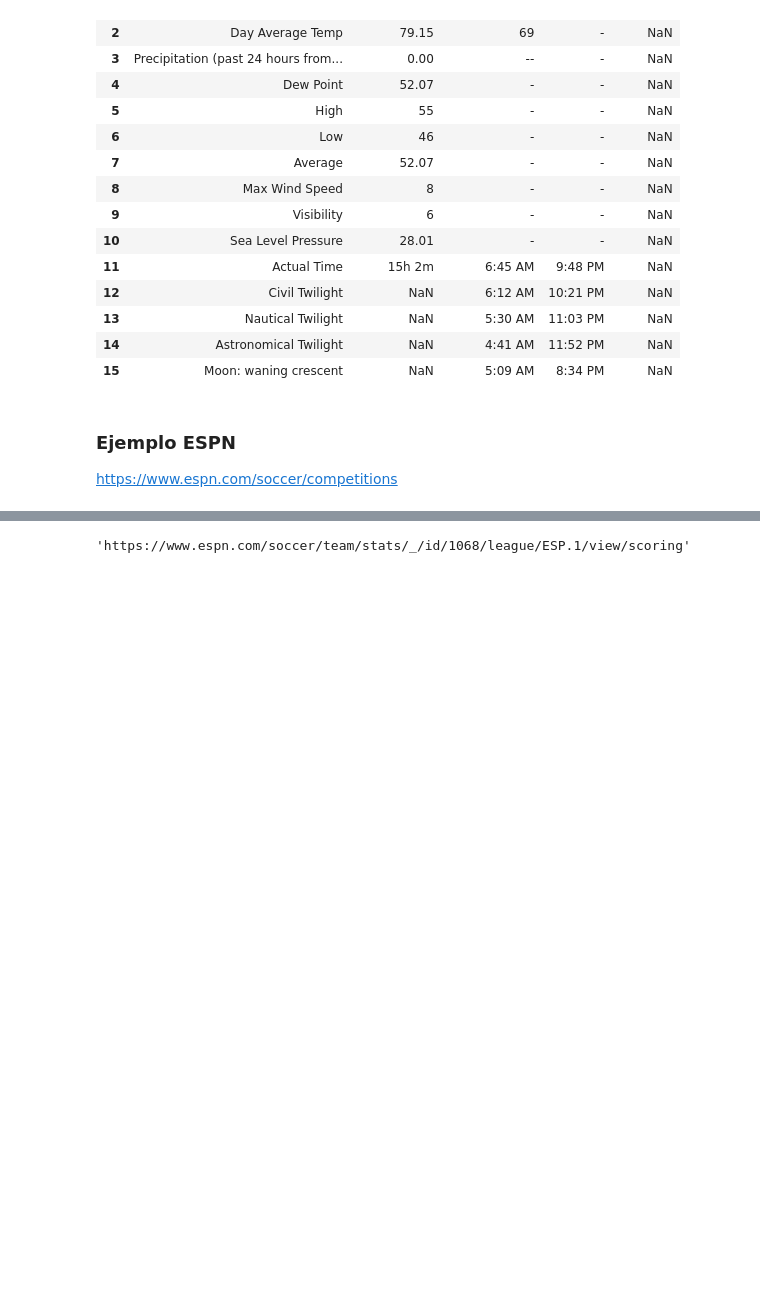
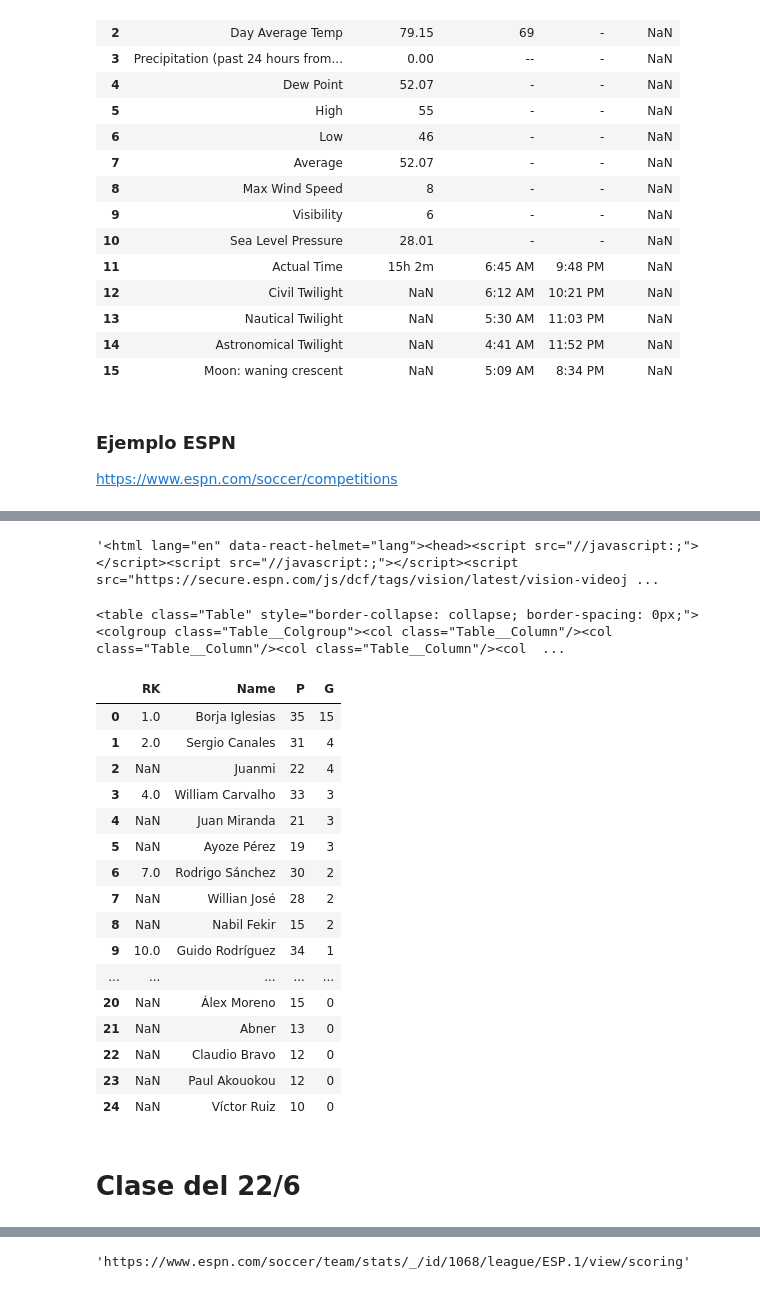
Before and after one commit to LuKaO13/Apuntes, a Jupyter notebook: 8_Scrapeo_selenium_new.ipynb, the cells around one changed output, grey strips where cells are left out. Cells and saved outputs as stored; diff of their text form; code cells hidden in the pictures; blank space fills up the shorter version.

Commit message:
Version actualizada con la clase del 22/06

```diff
--- a/8_Scrapeo_selenium_new.ipynb
+++ b/8_Scrapeo_selenium_new.ipynb
@@ -345,0 +581,2 @@ https://www.espn.com/soccer/competitions
+# %%
+driver = webdriver.Chrome(ChromeDriverManager().install())
@@ -345,0 +728,8 @@ https://www.espn.com/soccer/competitions
+# %%
+driver.page_source
+# %% [output]
+'<html lang="en" data-react-helmet="lang"><head><script src="//javascript:;"></script><script src="//javascript:;"></script><script src="https://secure.espn.com/js/dcf/tags/vision/latest/vision-videoj ...
+# %%
+bs(driver.page_source).find('table', {'class':'Table'})
+# %% [output]
+<table class="Table" style="border-collapse: collapse; border-spacing: 0px;"><colgroup class="Table__Colgroup"><col class="Table__Column"/><col class="Table__Column"/><col class="Table__Column"/><col  ...
@@ -345,0 +738,22 @@ https://www.espn.com/soccer/competitions
+# %%
+pd.read_html(str(bs(driver.page_source).find('table', {'class':'Table'})))[0]
+# %% [output]
+|  | RK | Name | P | G |
+| 0 | 1.0 | Borja Iglesias | 35 | 15 |
+| 1 | 2.0 | Sergio Canales | 31 | 4 |
+| 2 | NaN | Juanmi | 22 | 4 |
+| 3 | 4.0 | William Carvalho | 33 | 3 |
+| 4 | NaN | Juan Miranda | 21 | 3 |
+| 5 | NaN | Ayoze Pérez | 19 | 3 |
+| 6 | 7.0 | Rodrigo Sánchez | 30 | 2 |
+| 7 | NaN | Willian José | 28 | 2 |
+| 8 | NaN | Nabil Fekir | 15 | 2 |
+| 9 | 10.0 | Guido Rodríguez | 34 | 1 |
+| ... | ... | ... | ... | ... |
+| 20 | NaN | Álex Moreno | 15 | 0 |
+| 21 | NaN | Abner | 13 | 0 |
+| 22 | NaN | Claudio Bravo | 12 | 0 |
+| 23 | NaN | Paul Akouokou | 12 | 0 |
+| 24 | NaN | Víctor Ruiz | 10 | 0 |
+# %% [markdown]
+# Clase del 22/6
```
Also changed, not shown: parts of 69 cells of this notebook.
